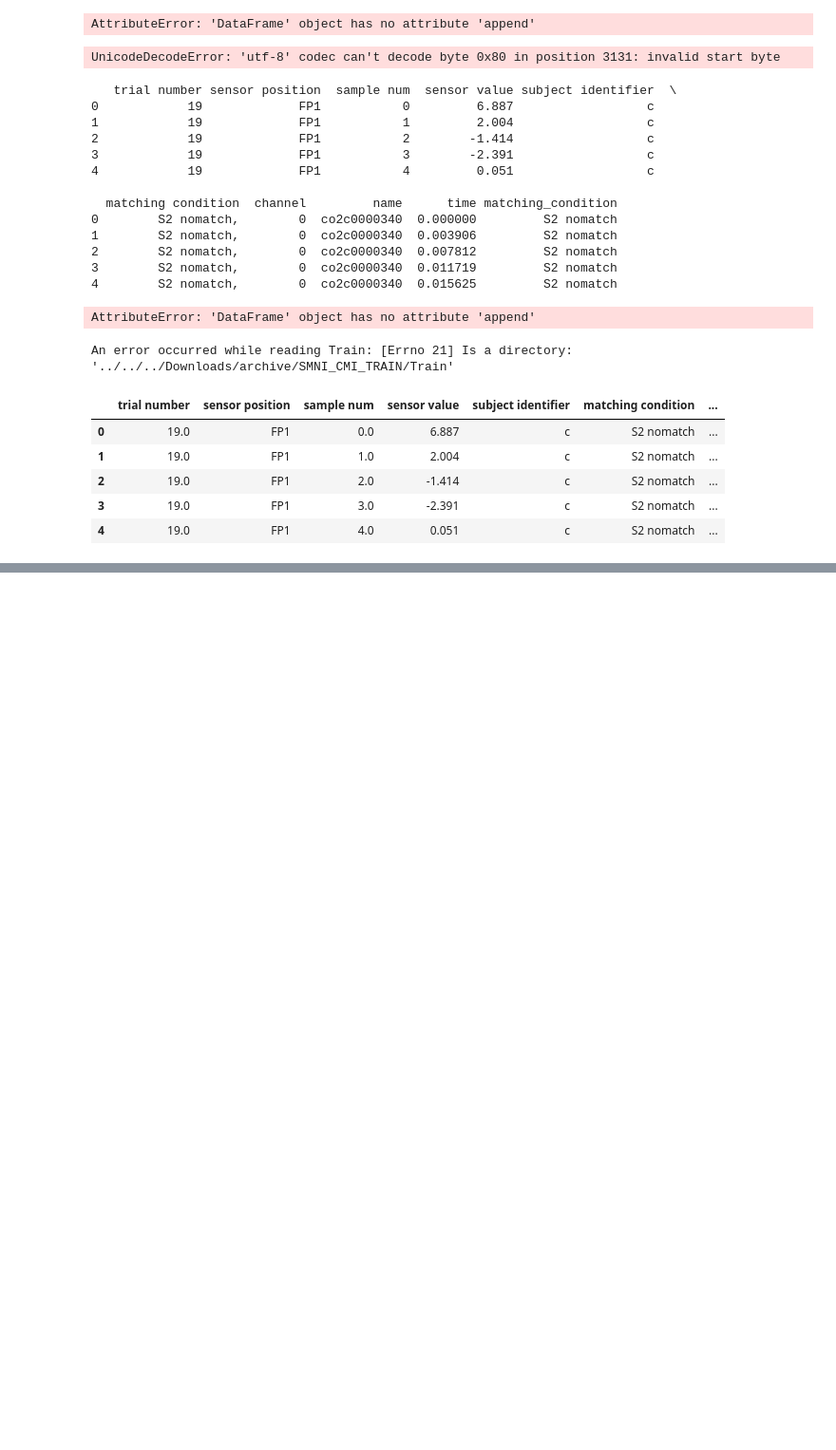
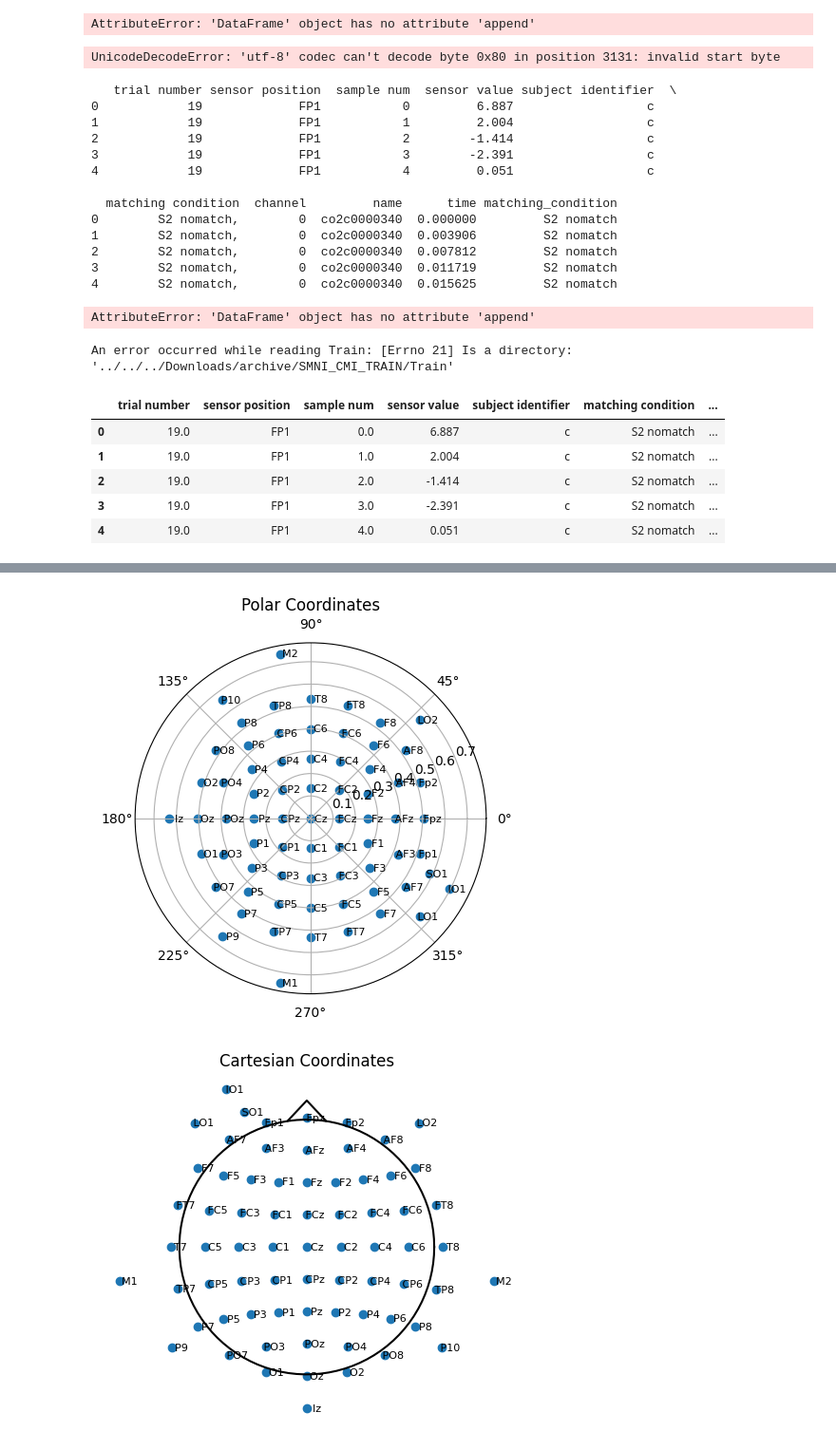
Before and after one commit to sher1ock-jp/EEG-basic, a Jupyter notebook: eeg-alocohol.ipynb, the cells around one changed output, grey strips where cells are left out. Shown at 95% size. Saved outputs shown, nothing was run; the diff lists cells and outputs as text; code cells hidden in the pictures; blank space fills up the shorter version.

```diff
--- a/eeg-alocohol.ipynb
+++ b/eeg-alocohol.ipynb
@@ -412,0 +332,54 @@ ValueError: Mime type rendering requires nbformat>=4.2.0 but it is not installed
+# %%
+# Read data from GitHub repository
+topotest_url = "https://raw.githubusercontent.com/craddm/ExploringERPs/master/topographyTest.csv"
+electrode_locs_url = "https://raw.githubusercontent.com/craddm/ExploringERPs/master/biosemi70elecs.loc"
+
+topotest = pd.read_csv(topotest_url)
+topotest = topotest.melt(id_vars=['Times'], var_name='electrode', value_name='amplitude')
+topotest['amplitude'] = topotest['amplitude'].astype(float)
+
+electrode_locs = pd.read_csv(electrode_locs_url, sep="\t", header=None, names=["chanNo", "theta", "radius", "electrode"])
+electrode_locs['radianTheta'] = np.radians(electrode_locs['theta'])
+electrode_locs['x'] = electrode_locs['radius'] * np.sin(electrode_locs['radianTheta'])
+electrode_locs['y'] = electrode_locs['radius'] * np.cos(electrode_locs['radianTheta'])
+
+# Define the plotting function
+def plot_electrodes(electrode_locs):
+    # Create polar plot
+    fig, ax = plt.subplots(subplot_kw={'projection': 'polar'})
+    ax.scatter(electrode_locs['radianTheta'], electrode_locs['radius'])
+    for i, row in electrode_locs.iterrows():
+        ax.text(row['radianTheta'], row['radius'], row['electrode'], fontsize=8, ha='center', va='center')
+    ax.set_aspect(1)
+    plt.title('Polar Coordinates')
+
+    # Create Cartesian plot
+    fig, ax = plt.subplots()
+    ax.scatter(electrode_locs['x'], electrode_locs['y'])
+    for i, row in electrode_locs.iterrows():
+        ax.text(row['x'], row['y'], row['electrode'], fontsize=8, ha='center', va='center')
+    ax.set_aspect(1)
+    plt.title('Cartesian Coordinates')
+    plt.grid(False)
+    plt.axis('off')
+
+    # Plot head shape
+    diameter = 1  # Adjust diameter as needed
+    npoints = 100
+    theta = np.linspace(0, 2 * np.pi, npoints)
+    head_x = diameter / 2 * np.cos(theta)
+    head_y = diameter / 2 * np.sin(theta)
+    ax.plot(head_x, head_y, 'k')
+
+    # Plot nose
+    nose_x = [-0.075, 0, 0.075]
+    nose_y = [0.495, 0.575, 0.495]
+    ax.plot(nose_x, nose_y, 'k')
+
+    plt.show()
+
+# Execute the plotting function
+plot_electrodes(electrode_locs)
+# %% [output]
+[figure, added]
+[figure, added]
```
Also changed, not shown: parts of 20 cells of this notebook.
